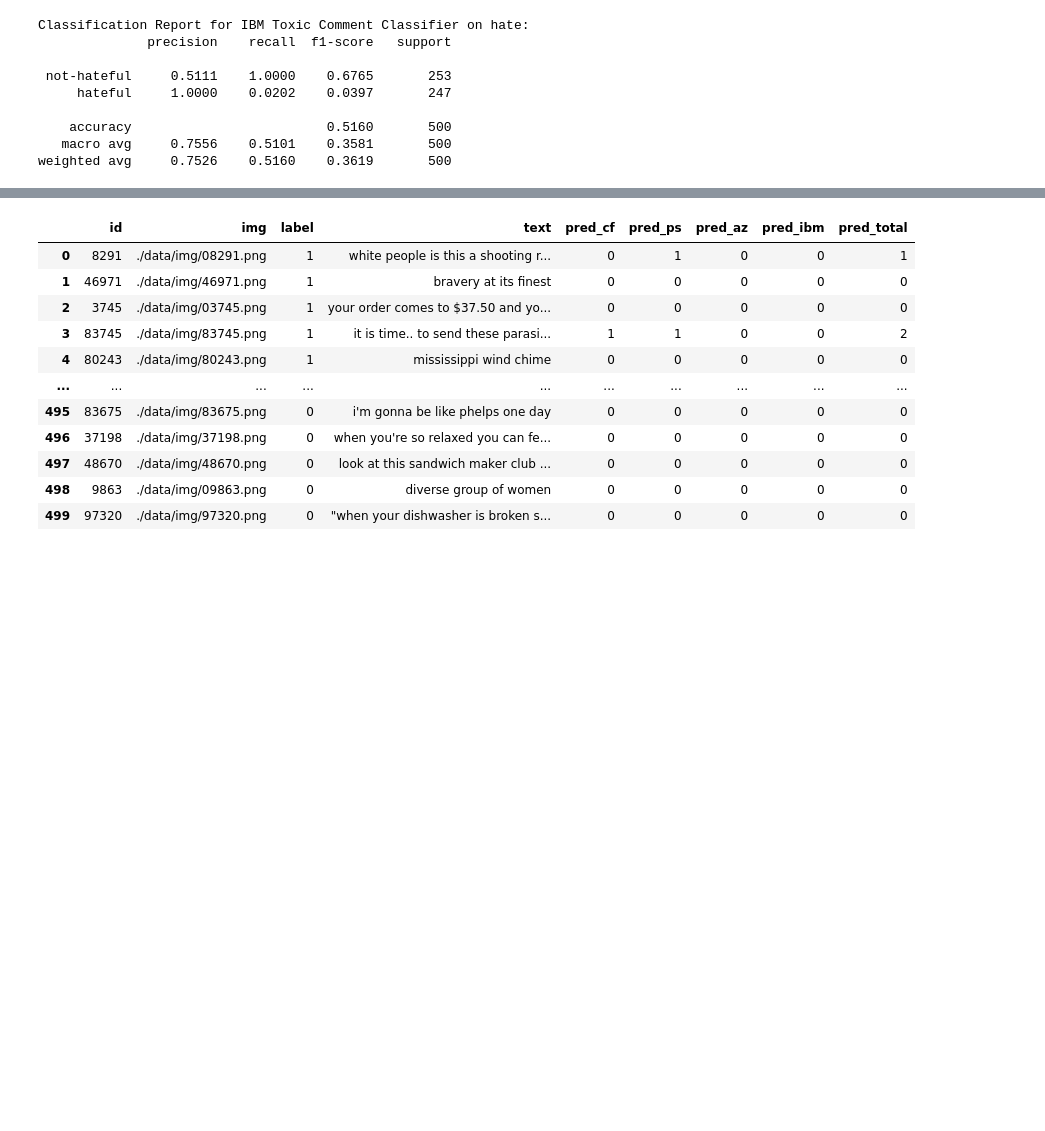
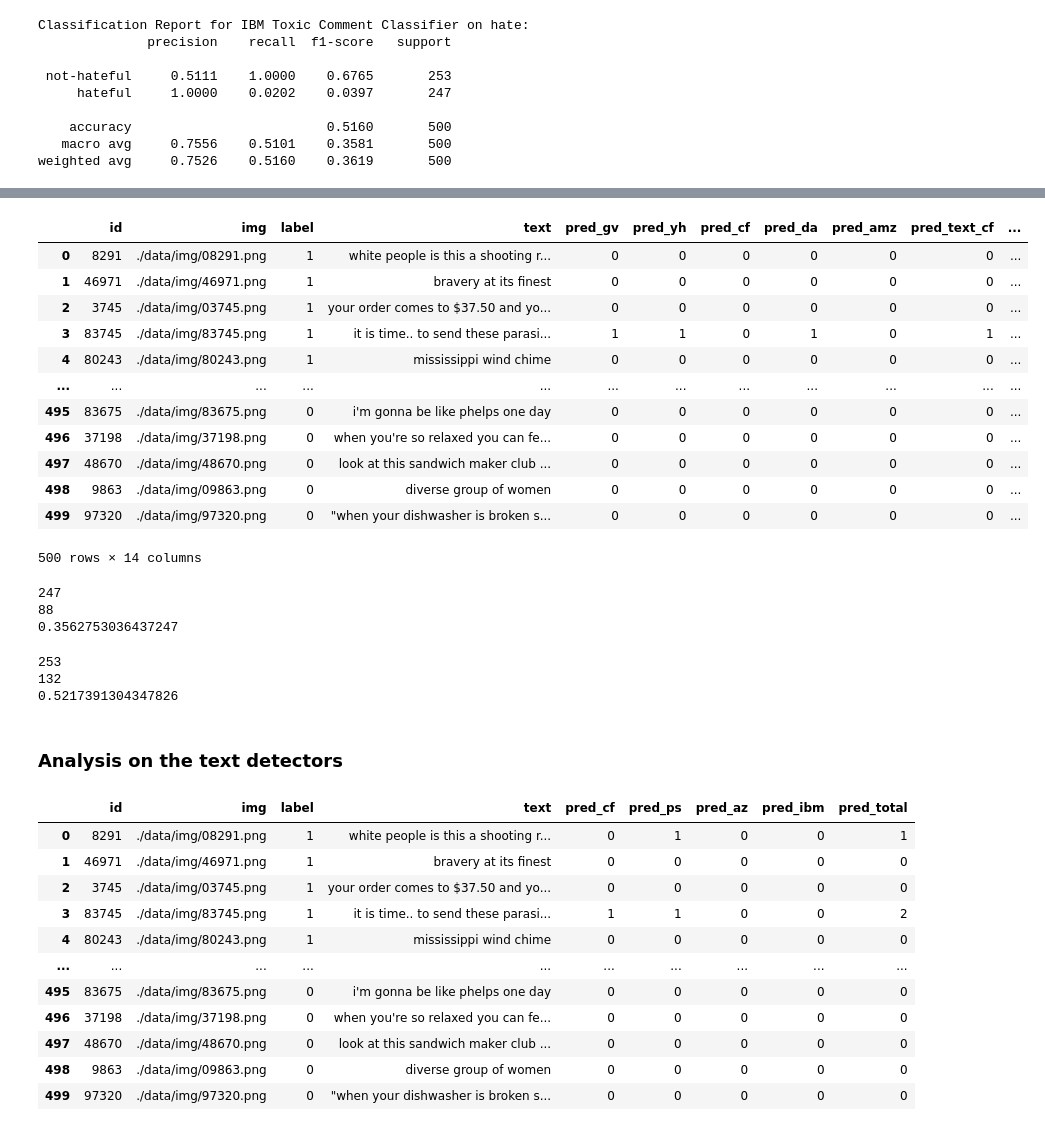
Before and after one commit to monsterandy/hateful_memes, a Jupyter notebook: text_evaluation.ipynb, the cells around one changed output, grey strips where cells are left out. Drawn from its saved outputs; the diff is of its cells as text; code cells hidden in the pictures; blank space fills up the shorter version.

Commit message:
add false pos and combined results

```diff
--- a/text_evaluation.ipynb
+++ b/text_evaluation.ipynb
@@ -598,3 +619,81 @@ weighted avg     0.7526    0.5160    0.3619       500
+# %%
+df_google_2 = pd.read_csv('./results/df_google_2.csv')
+df_yahoo = pd.read_csv('./results/df_yahoo.csv')
+df_yahoo['pred_yh'] = df_yahoo['pred_yh_value'].apply(lambda x: 1 if x >= 0.5 else 0)
+df_clarifai = pd.read_csv('./results/df_clarifai.csv')
+df_clarifai['pred_cf'] = df_clarifai['pred_cf_value'].apply(lambda x: 1 if x >= 0.5 else 0)
+df_deepai = pd.read_csv('./results/df_deepai.csv')
+df_deepai['pred_da'] = df_deepai['pred_da_value'].apply(lambda x: 1 if x >= 0.5 else 0)
+df_amz = pd.read_csv('./results/df_amz.csv')
+df_amz['pred_amz'] = df_amz['pred_amz_value'].apply(lambda x: 1 if x >= 0.5 else 0)
+# %%
+df_text['pred_gv'] = df_google_2['pred_gv']
+df_text['pred_yh'] = df_yahoo['pred_yh']
+df_text['pred_cf'] = df_clarifai['pred_cf']
+df_text['pred_da'] = df_deepai['pred_da']
+df_text['pred_amz'] = df_amz['pred_amz']
+# %%
+df_text_clarifai = pd.read_csv('./results/df_text_clarifai.csv')
+df_text_clarifai['pred_cf'] = df_text_clarifai['pred_cf_value'].apply(lambda x: 1 if x >= 0.5 else 0)
+df_text_perspective = pd.read_csv('./results/df_text_perspective.csv')
+df_text_perspective['pred_ps'] = df_text_perspective['pred_ps_value'].apply(lambda x: 1 if x >= 0.5 else 0)
+df_text_azure = pd.read_csv('./results/df_text_azure.csv')
+df_text_azure['pred_az'] = df_text_azure['pred_az_value'].apply(lambda x: 1 if x >= 0.5 else 0)
+df_text_ibm = pd.read_csv('./results/df_text_ibm.csv')
+df_text_ibm['pred_ibm'] = df_text_ibm['pred_ibm_value'].apply(lambda x: 1 if x >= 0.5 else 0)
+# %%
+df_text['pred_text_cf'] = df_text_clarifai['pred_cf']
+df_text['pred_text_ps'] = df_text_perspective['pred_ps']
+df_text['pred_text_az'] = df_text_azure['pred_az']
+df_text['pred_text_ibm'] = df_text_ibm['pred_ibm']
+# %%
+df_text['pred_total'] = df_text['pred_gv'] + df_text['pred_yh'] + df_text['pred_cf'] +\
+                        df_text['pred_da'] + df_text['pred_amz'] +\
+                        df_text['pred_text_cf'] + df_text['pred_text_ps'] +\
+                        df_text['pred_text_az'] + df_text['pred_text_ibm']
+df_text
+# %% [output]
+|  | id | img | label | text | pred_gv | pred_yh | pred_cf | pred_da | pred_amz | pred_text_cf | ... |
+| 0 | 8291 | ./data/img/08291.png | 1 | white people is this a shooting r... | 0 | 0 | 0 | 0 | 0 | 0 | ... |
+| 1 | 46971 | ./data/img/46971.png | 1 | bravery at its finest | 0 | 0 | 0 | 0 | 0 | 0 | ... |
+| 2 | 3745 | ./data/img/03745.png | 1 | your order comes to $37.50 and yo... | 0 | 0 | 0 | 0 | 0 | 0 | ... |
+| 3 | 83745 | ./data/img/83745.png | 1 | it is time.. to send these parasi... | 1 | 1 | 0 | 1 | 0 | 1 | ... |
+| 4 | 80243 | ./data/img/80243.png | 1 | mississippi wind chime | 0 | 0 | 0 | 0 | 0 | 0 | ... |
+| ... | ... | ... | ... | ... | ... | ... | ... | ... | ... | ... | ... |
+| 495 | 83675 | ./data/img/83675.png | 0 | i'm gonna be like phelps one day | 0 | 0 | 0 | 0 | 0 | 0 | ... |
+| 496 | 37198 | ./data/img/37198.png | 0 | when you're so relaxed you can fe... | 0 | 0 | 0 | 0 | 0 | 0 | ... |
+| 497 | 48670 | ./data/img/48670.png | 0 | look at this sandwich maker club ... | 0 | 0 | 0 | 0 | 0 | 0 | ... |
+| 498 | 9863 | ./data/img/09863.png | 0 | diverse group of women | 0 | 0 | 0 | 0 | 0 | 0 | ... |
+| 499 | 97320 | ./data/img/97320.png | 0 | "when your dishwasher is broken s... | 0 | 0 | 0 | 0 | 0 | 0 | ... |
+500 rows × 14 columns
+# %%
+df_text_pos = df_text[df_text.label.eq(1)]
+df_text_pos_rows = df_text_pos.shape[0]
+print(df_text_pos_rows)
+df_text_false_neg = df_text_pos[df_text_pos.pred_total.eq(0)]
+df_text_false_neg_rows = df_text_false_neg.shape[0]
+print(df_text_false_neg_rows)
+pass_rate = df_text_false_neg_rows / df_text_pos_rows
+print(pass_rate)
+# %% [output]
+247
+88
+0.3562753036437247
+# %%
+df_text_neg = df_text[df_text.label.eq(0)]
+df_text_neg_rows = df_text_neg.shape[0]
+print(df_text_neg_rows)
+df_text_false_pos = df_text_neg[df_text_neg.pred_total.gt(0)]
+df_text_false_pos_rows = df_text_false_pos.shape[0]
+print(df_text_false_pos_rows)
+false_rate = df_text_false_pos_rows / df_text_neg_rows
+print(false_rate)
+# %% [output]
+253
+132
+0.5217391304347826
+# %% [markdown]
+### Analysis on the text detectors
 # %%
 df_text['pred_cf'] = df_text_clarifai['pred_cf']
 df_text['pred_ps'] = df_text_perspective['pred_ps']
```
Also changed, not shown: parts of 3 cells of this notebook, 1 other file.
